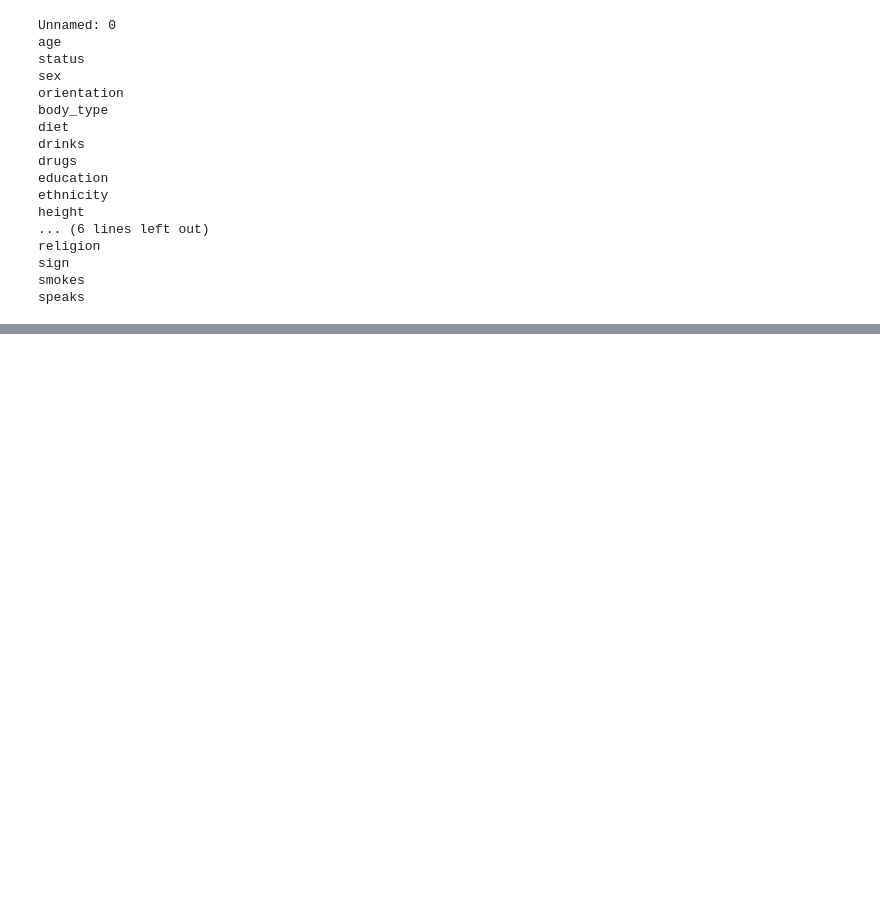
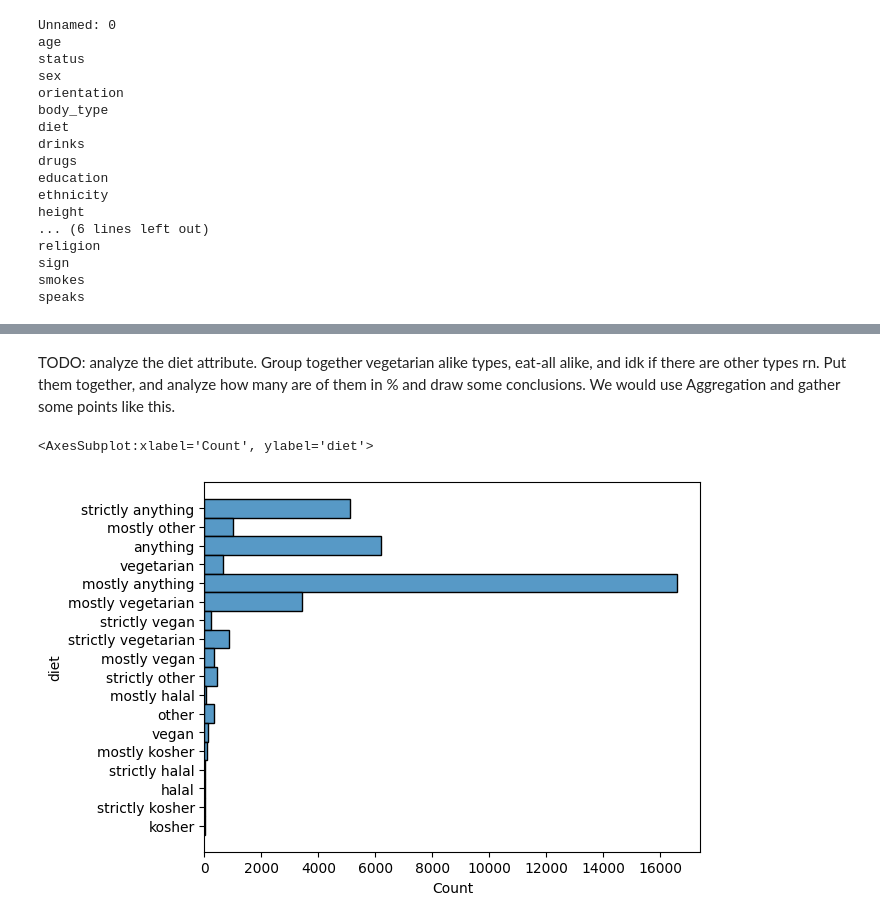
Before and after one commit to HR-Machine-Learning/HR_ML_Project1, a Jupyter notebook: src/Project 1.ipynb, the cells around one changed output, grey strips where cells are left out. Cells and saved outputs as stored; diff of their text form; code cells hidden in the pictures; blank space fills up the shorter version.

```diff
--- a/src/Project 1.ipynb
+++ b/src/Project 1.ipynb
@@ -55,0 +42,7 @@ sns.heatmap(dataframe.isnull())
+# %% [markdown]
+TODO: analyze the diet attribute. Group together vegetarian alike types, eat-all alike, and idk if there are other types rn. Put them together, and analyze how many are of them in % and draw some conclusions. We would use Aggregation and gather some points like this.
+# %%
+sns.histplot(dataframe, y = 'diet')
+# %% [output]
+<AxesSubplot:xlabel='Count', ylabel='diet'>
+[figure, added]
```
Also changed, not shown: parts of 9 cells of this notebook.
